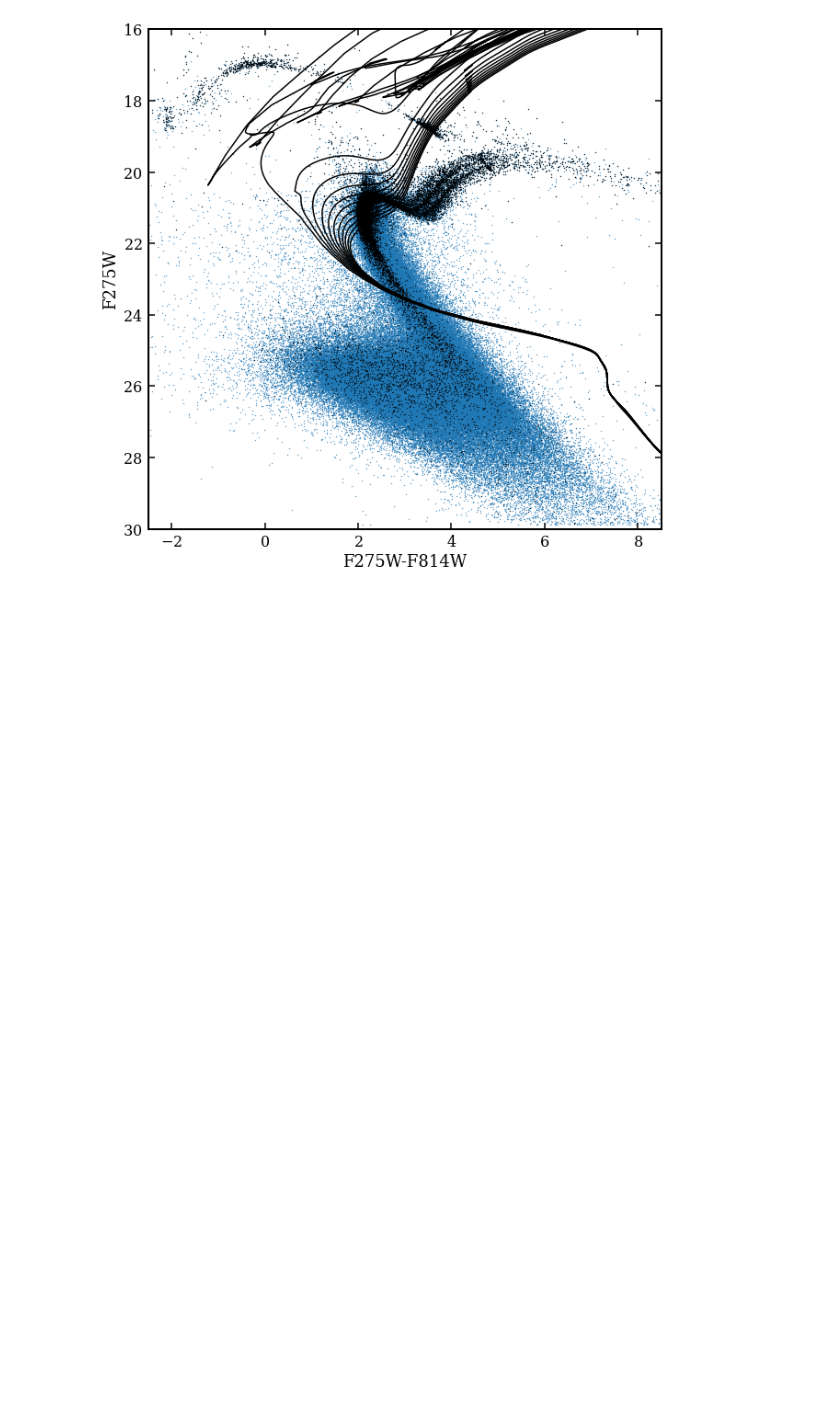
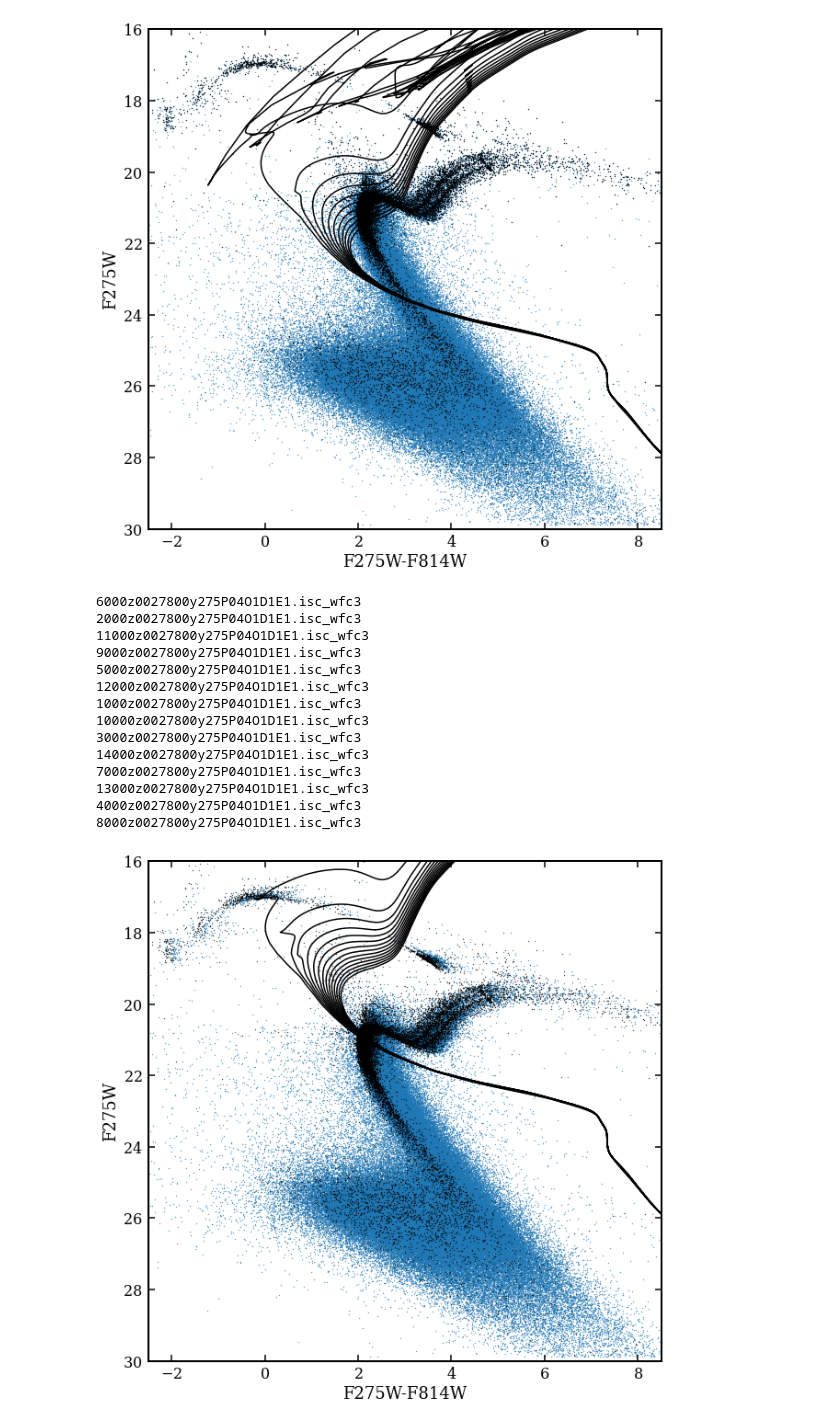
Before and after one commit to AndrewGraus/GC_project_code, a Jupyter notebook: Isochrone_tests.ipynb, the cells around one changed output. Cells and saved outputs as stored; diff of their text form; code cells hidden in the pictures; blank space fills up the shorter version.

```diff
--- a/Isochrone_tests.ipynb
+++ b/Isochrone_tests.ipynb
@@ -219,7 +221,7 @@ plt.show()
 #This seems to be potentially the effect of reddening??, Also from the Oliviera et al. paper could need Alpha
 #enhanced isochrones.
 # %%
-iso_test = np.loadtxt('./MIST_v1.2_feh0.3_Av_3.cmd')
+iso_test = np.loadtxt('../MIST_isochrones/MIST_v1.2_feh0.3_Av_3.cmd')
 
 mist_age = iso_test[:,1]
 mist_feh_ini = iso_test[:,7]
@@ -244,7 +246,7 @@ plt.show()
 #Lets try out the Basti isochrones which is what the HST UV legacy survey of clusters
 #used for their isochrone analysis paper
 
-f_basti = np.loadtxt('./Basti_isochrones/FEHm105/10000z303y275p04o1d1e1.isc_wfc3')
+f_basti = np.loadtxt('../Basti_isochrones/FEHm105/10000z303y275p04o1d1e1.isc_wfc3')
 
 basti_f275w = f_basti[:,6]
 basti_f336w = f_basti[:,7]
@@ -268,7 +270,7 @@ plt.show()
 # %%
 ages_list = []
 
-for basti_file in os.listdir('./Basti_isochrones/FEHm105/'):
+for basti_file in os.listdir('../Basti_isochrones/FEHm105/'):
     file_footer = basti_file.split('z')[1]
     ages_list.append(float(basti_file.split('z')[0])/1000.0)
 
@@ -282,7 +284,7 @@ fig1 = figure(1,(10,10))
 for age_value in final_ages_list:
     file_name = str(int(age_value*1000.))+'z'+file_footer
 
-    f_basti = np.loadtxt('./Basti_isochrones/FEHm105/'+file_name)
+    f_basti = np.loadtxt('../Basti_isochrones/FEHm105/'+file_name)
 
     basti_f275w = f_basti[:,6]
     basti_f336w = f_basti[:,7]
@@ -301,3 +303,43 @@ plt.ylabel('F275W')
 plt.show()
 # %% [output]
 [figure]
+# %%
+fig1 = figure(1,(10,10))
+
+for basti_file in os.listdir('../Basti_isochrones/FEHm2em3/'):
+    print(basti_file)
+
+    f_basti = np.loadtxt('../Basti_isochrones/FEHm2em3/'+basti_file)
+
+    basti_f275w = f_basti[:,6]
+    basti_f336w = f_basti[:,7]
+    basti_f438w = f_basti[:,9]
+    basti_f606w = f_basti[:,12]
+    basti_f814w = f_basti[:,15]
+
+    plt.plot(basti_f275w-basti_f814w, basti_f814w+16,color='k')
+
+plt.scatter(F275_orig-F814_orig+0.15,F275_orig,color='C0',s=0.1)
+plt.scatter(F275-F814,F275,color='k',s=0.1)
+plt.plot(mist_f275w[mask_age]-mist_f814w[mask_age],mist_f275w[mask_age],color='k')
+plt.xlim([-2.5,8.5])
+plt.ylim([30,16])
+plt.xlabel('F275W-F814W')
+plt.ylabel('F275W')
+plt.show()
+# %% [output]
+6000z0027800y275P04O1D1E1.isc_wfc3
+2000z0027800y275P04O1D1E1.isc_wfc3
+11000z0027800y275P04O1D1E1.isc_wfc3
+9000z0027800y275P04O1D1E1.isc_wfc3
+5000z0027800y275P04O1D1E1.isc_wfc3
+12000z0027800y275P04O1D1E1.isc_wfc3
+1000z0027800y275P04O1D1E1.isc_wfc3
+10000z0027800y275P04O1D1E1.isc_wfc3
+3000z0027800y275P04O1D1E1.isc_wfc3
+14000z0027800y275P04O1D1E1.isc_wfc3
+7000z0027800y275P04O1D1E1.isc_wfc3
+13000z0027800y275P04O1D1E1.isc_wfc3
+4000z0027800y275P04O1D1E1.isc_wfc3
+8000z0027800y275P04O1D1E1.isc_wfc3
+[figure, added]
```
Also changed, not shown: parts of 11 cells of this notebook.
